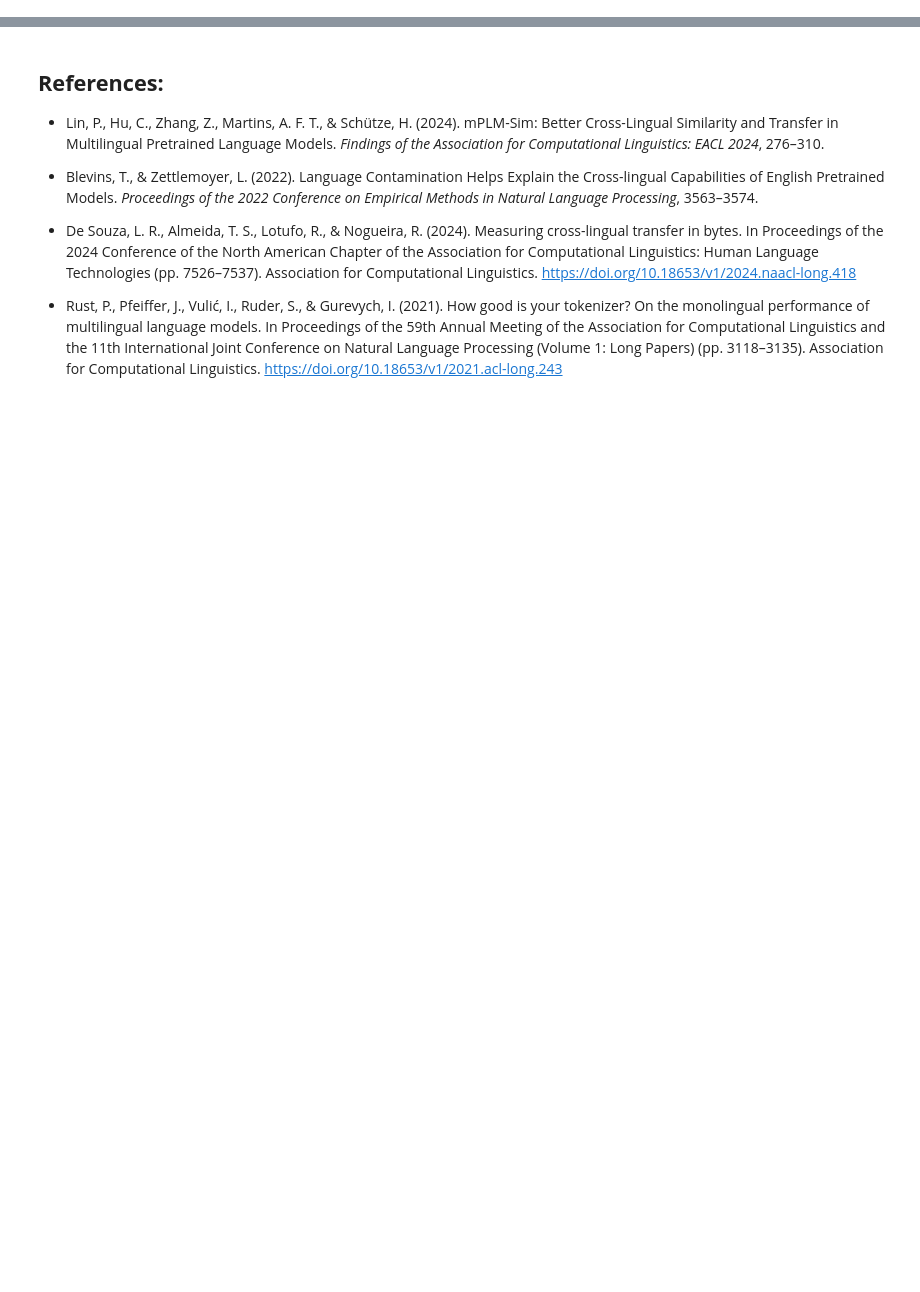
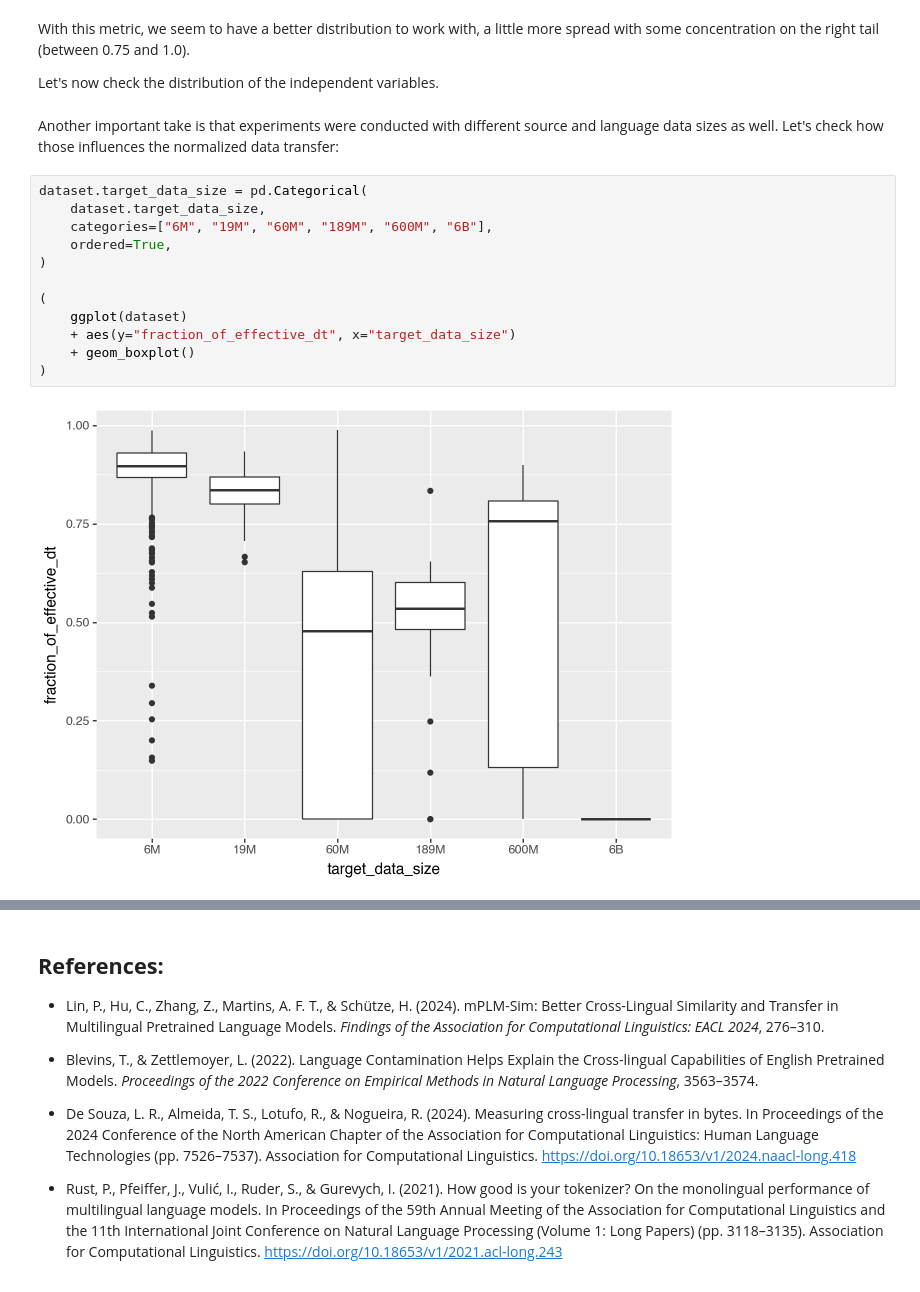
Before and after one commit to lersouza/language-transfer, a Jupyter notebook: notebooks/Data Transfer Exploration.ipynb, the cells around one changed output, grey strips where cells are left out. Cells and saved outputs as stored; diff of their text form; blank space fills up the shorter version.

```diff
--- a/notebooks/Data Transfer Exploration.ipynb
+++ b/notebooks/Data Transfer Exploration.ipynb
@@ -52,0 +273,20 @@ In this context, we aim to analyze the results from the experiments performed by
+# %% [markdown]
+With this metric, we seem to have a better distribution to work with, a little more spread with some concentration on the right tail (between 0.75 and 1.0).
+
+Let's now check the distribution of the independent variables.
+# %% [markdown]
+Another important take is that experiments were conducted with different source and language data sizes as well. Let's check how those influences the normalized data transfer:
+# %%
+dataset.target_data_size = pd.Categorical(
+    dataset.target_data_size,
+    categories=["6M", "19M", "60M", "189M", "600M", "6B"],
+    ordered=True,
+)
+
+(
+    ggplot(dataset)
+    + aes(y="fraction_of_effective_dt", x="target_data_size")
+    + geom_boxplot()
+)
+# %% [output]
+[figure, added]
```
Also changed, not shown: parts of 62 cells of this notebook.
